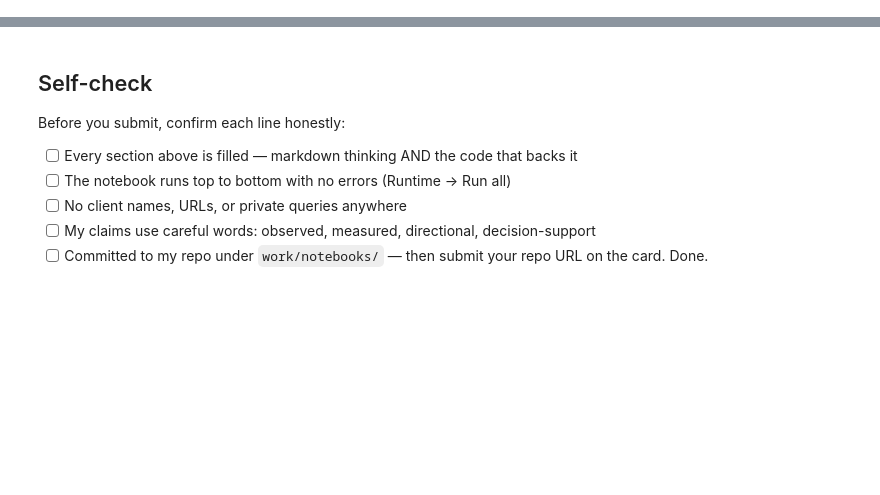
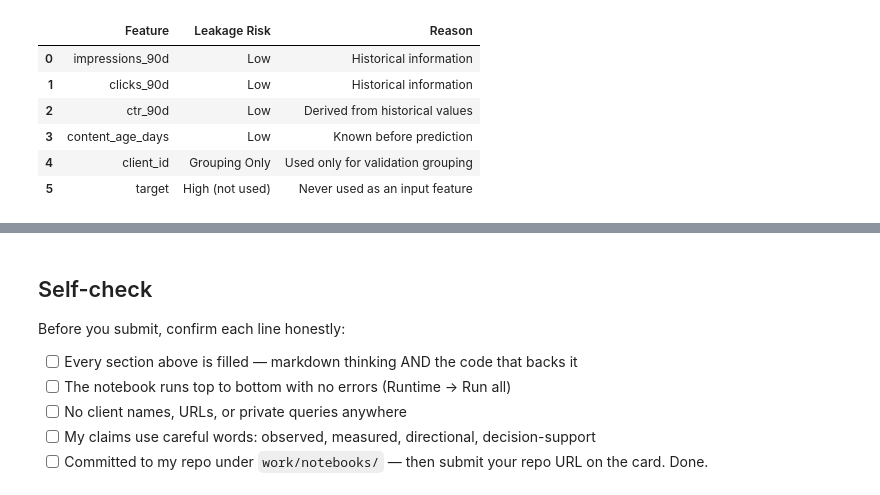
Before and after one commit to manalchaudharyy/FlyrankAI-ML, a Jupyter notebook: work/notebooks/w06_validation_audit.ipynb, the cells around one changed output, grey strips where cells are left out. Drawn from its saved outputs; the diff is of its cells as text; code cells hidden in the pictures; blank space fills up the shorter version.

```diff
--- a/work/notebooks/w06_validation_audit.ipynb
+++ b/work/notebooks/w06_validation_audit.ipynb
@@ -12,0 +60,39 @@ This skeleton is yours to fill. Work the sections **in order** — each one has
+# %%
+# This cell is for CODE (numbers, a query, a check).
+# Write your text answer in the cell ABOVE this one — typing sentences here breaks Run All.
+leakage_audit = pd.DataFrame({
+    "Feature": [
+        "impressions_90d",
+        "clicks_90d",
+        "ctr_90d",
+        "content_age_days",
+        "client_id",
+        "target"
+    ],
+    "Leakage Risk": [
+        "Low",
+        "Low",
+        "Low",
+        "Low",
+        "Grouping Only",
+        "High (not used)"
+    ],
+    "Reason": [
+        "Historical information",
+        "Historical information",
+        "Derived from historical values",
+        "Known before prediction",
+        "Used only for validation grouping",
+        "Never used as an input feature"
+    ]
+})
+
+leakage_audit
+# %% [output]
+|  | Feature | Leakage Risk | Reason |
+| 0 | impressions_90d | Low | Historical information |
+| 1 | clicks_90d | Low | Historical information |
+| 2 | ctr_90d | Low | Derived from historical values |
+| 3 | content_age_days | Low | Known before prediction |
+| 4 | client_id | Grouping Only | Used only for validation grouping |
+| 5 | target | High (not used) | Never used as an input feature |
```
Also changed, not shown: parts of 13 cells of this notebook.
